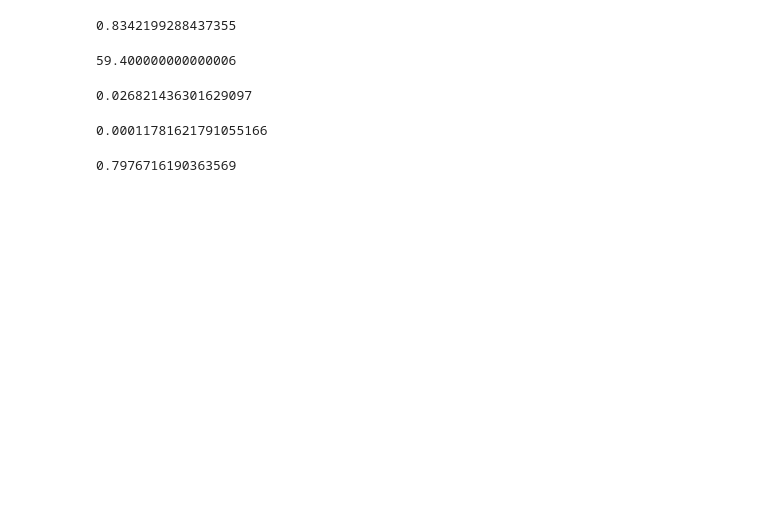
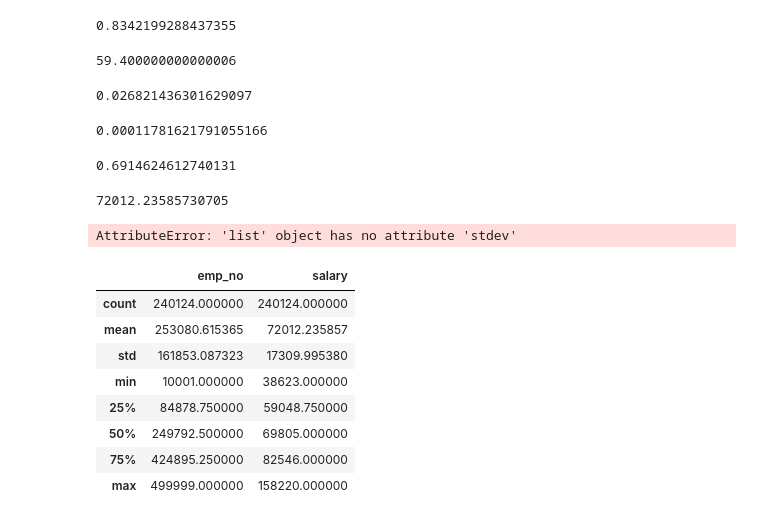
Before and after one commit to SLawsonWoods/statistics-exercises, a Jupyter notebook: probability_distributions.ipynb, the cells around one changed output. Saved outputs shown, nothing was run; the diff lists cells and outputs as text; code cells hidden in the pictures; blank space fills up the shorter version.

```diff
--- a/probability_distributions.ipynb
+++ b/probability_distributions.ipynb
@@ -2,9 +2,19 @@
 import matplotlib.pyplot as plt
 import seaborn as sns
 import numpy as np
+import pandas as pd
 from scipy import stats
+from env import host, user, password
+np.random.seed(123)
+#def get_db_url(db, user=user, host=host, password=password):
+    #return f'mysql+pymysql://{user}:{password}@{host}/{db}'
 
-np.random.seed(123)
+
+def get_db_url(url):
+    url = f'mysql+pymysql://{user}:{password}@{host}/{url}'
+    return url
+
+chip = pd.read_sql('SELECT item_price, order_id  FROM orders', get_db_url("chipotle"))
 # %% [markdown]
 1. A bank found that the average number of cars waiting during the noon hour at a drive-up window follows a Poisson distribution with a mean of 2 cars. Make a chart of this distribution and answer these questions concerning the probability of cars waiting at the drive-up window.
 
@@ -149,13 +180,34 @@ stats.binom(59.4* 5, .03).pmf(0)
 n = (15* 2) # 2 minutes each person
 # * 10 b/c 1
 # 35 b/c 45 minutes leaves 15 minutes to eat
-stats.norm(n,3 * 2).cdf(35)
+stats.norm(n,3 * 2).cdf(33)
 # %% [output]
-0.7976716190363569
+0.6914624612740131
 # %%
 # 7 Connect to the employees database and find the average salary of current employees, along with the standard
 # deviation. For the following questions, calculate the answer based on modeling the employees salaries with a
 # normal distribution defined by the calculated mean and standard deviation then compare this answer to the actual
-#values present in the salaries dataset.
-
+# values present in the salaries dataset.
+# average salary
+salary = pd.read_sql('SELECT * FROM salaries WHERE to_date > NOW();', get_db_url("employees"))
+salary['salary'].mean()
 # A What percent of employees earn less than 60,000?
+# %% [output]
+72012.23585730705
+# %%
+stdev = salary['stdev']
+salary["stdev"]=['salary'].stdev()
+# %% [output]
+AttributeError: 'list' object has no attribute 'stdev'
+# %%
+salary.describe()
+# %% [output]
+|  | emp_no | salary |
+| count | 240124.000000 | 240124.000000 |
+| mean | 253080.615365 | 72012.235857 |
+| std | 161853.087323 | 17309.995380 |
+| min | 10001.000000 | 38623.000000 |
+| 25% | 84878.750000 | 59048.750000 |
+| 50% | 249792.500000 | 69805.000000 |
+| 75% | 424895.250000 | 82546.000000 |
+| max | 499999.000000 | 158220.000000 |
```
Also changed, not shown: parts of 6 cells of this notebook, 1 other file.
